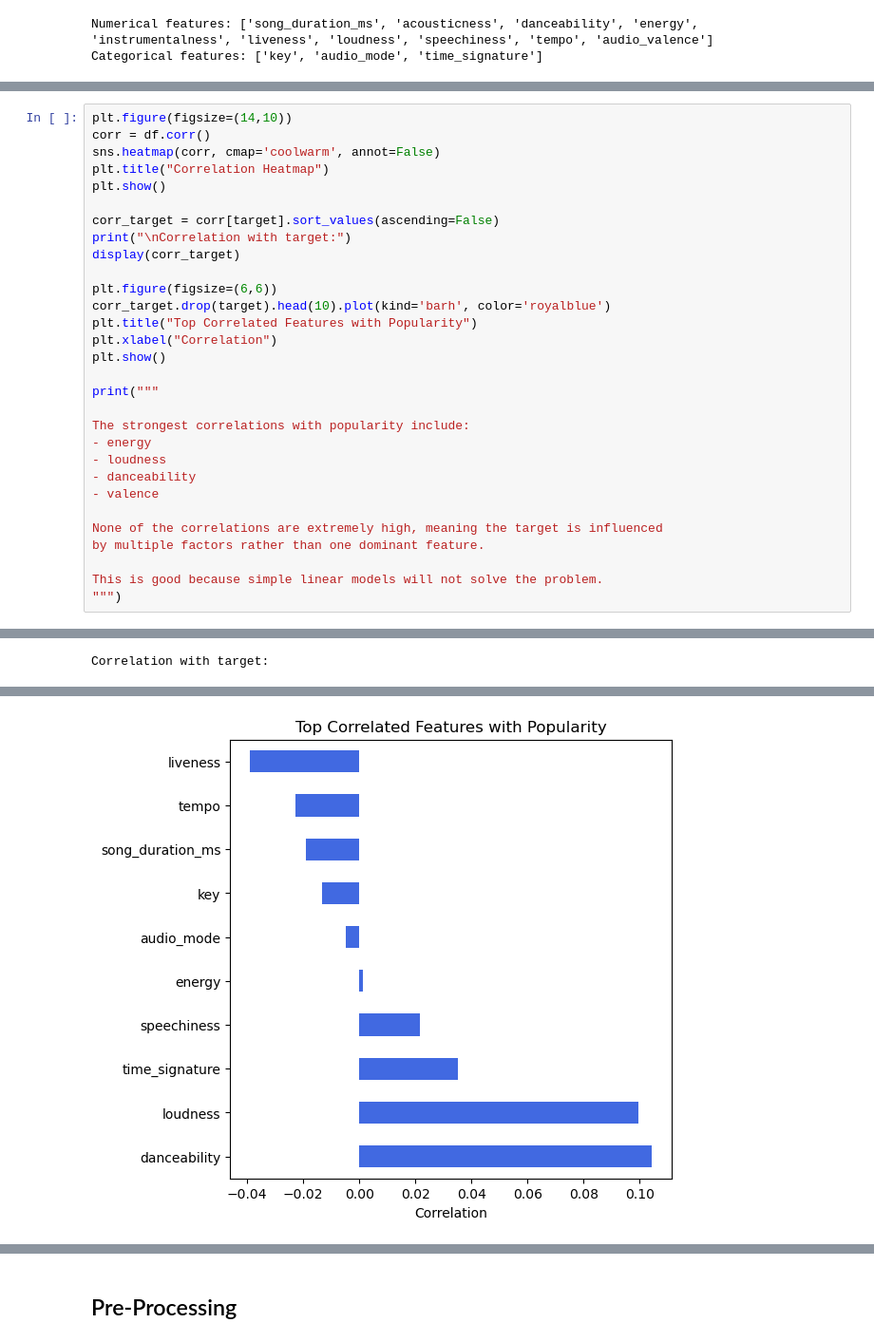
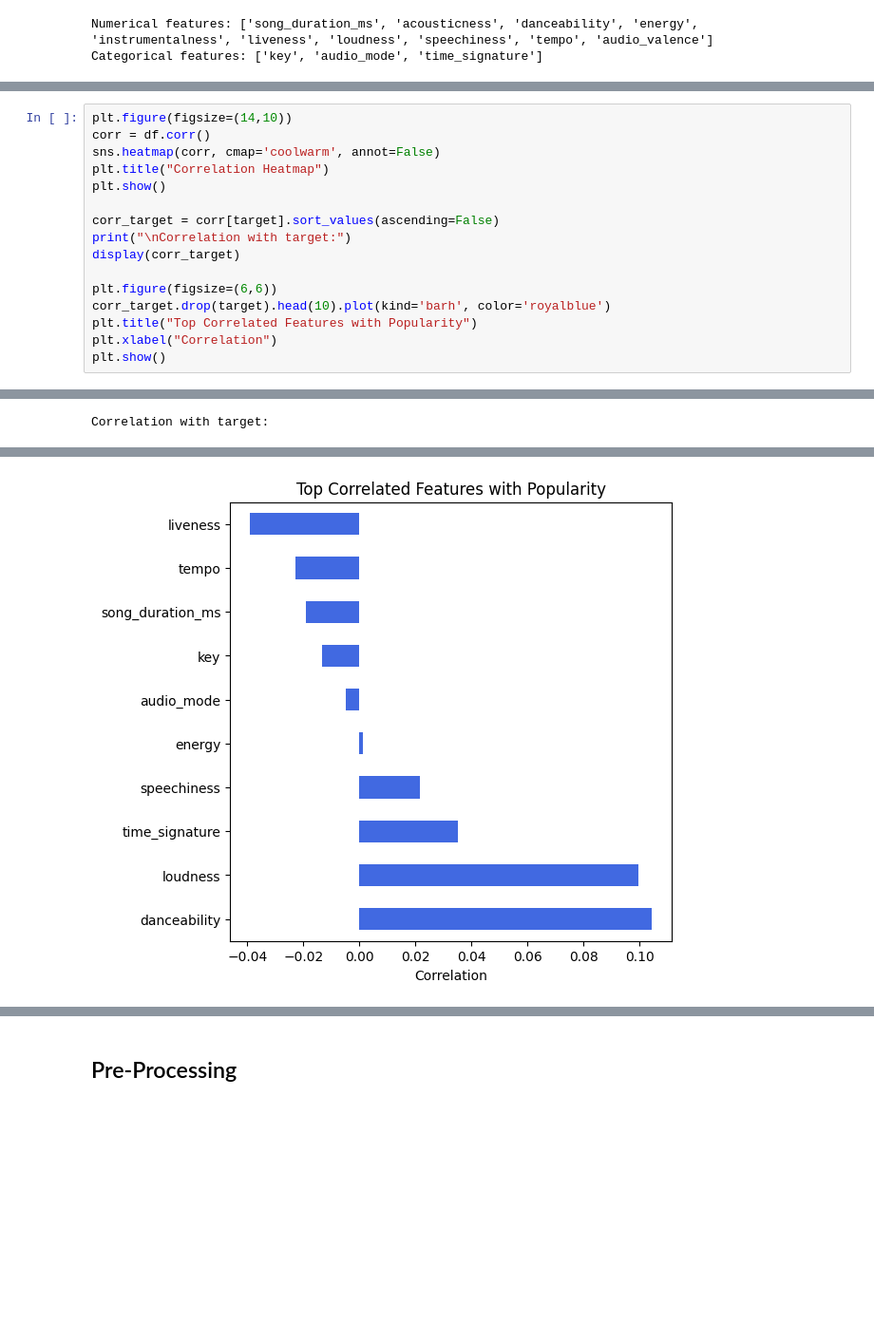
Before and after one commit to theobled/Project-Machine_Learning, a Jupyter notebook: Projet_Machine_Learning.ipynb, the cells around one changed output, grey strips where cells are left out. Shown at 95% size. Saved outputs shown, nothing was run; the diff lists cells and outputs as text; blank space fills up the shorter version.

```diff
--- a/Projet_Machine_Learning.ipynb
+++ b/Projet_Machine_Learning.ipynb
@@ -175,45 +165,31 @@ sns.heatmap(corr, cmap='coolwarm', annot=False)
 plt.title("Correlation Heatmap")
 plt.show()
 
 corr_target = corr[target].sort_values(ascending=False)
 print("\nCorrelation with target:")
 display(corr_target)
 
 plt.figure(figsize=(6,6))
 corr_target.drop(target).head(10).plot(kind='barh', color='royalblue')
 plt.title("Top Correlated Features with Popularity")
 plt.xlabel("Correlation")
 plt.show()
-
-print("""
-
-The strongest correlations with popularity include:
-- energy
-- loudness
-- danceability
-- valence
-
-None of the correlations are extremely high, meaning the target is influenced
-by multiple factors rather than one dominant feature.
-
-This is good because simple linear models will not solve the problem.
-""")
 # %% [output]
 [figure]
 Correlation with target:
 song_popularity     1.000000
 danceability        0.104290
 loudness            0.099442
 time_signature      0.034983
 speechiness         0.021479
 energy              0.001365
 audio_mode         -0.004969
 key                -0.013160
 song_duration_ms   -0.018899
 tempo              -0.022672
 liveness           -0.038937
 audio_valence      -0.052895
 acousticness       -0.065181
 instrumentalness   -0.130907
 Name: song_popularity, dtype: float64
-[figure, old version]
+[figure, new version]
```
Also changed, not shown: parts of 56 cells of this notebook, 1 other file.
